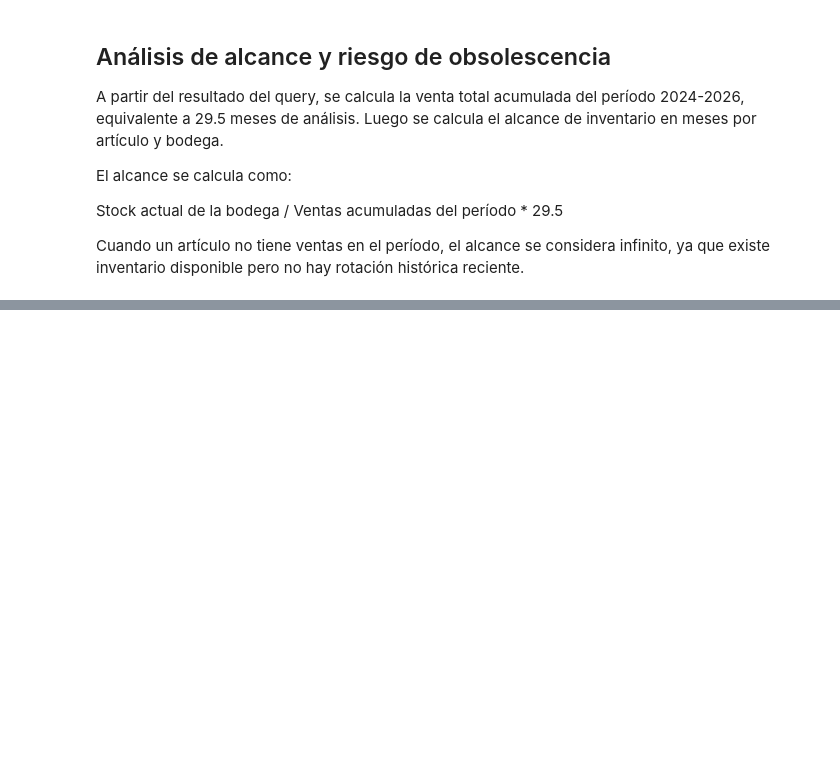
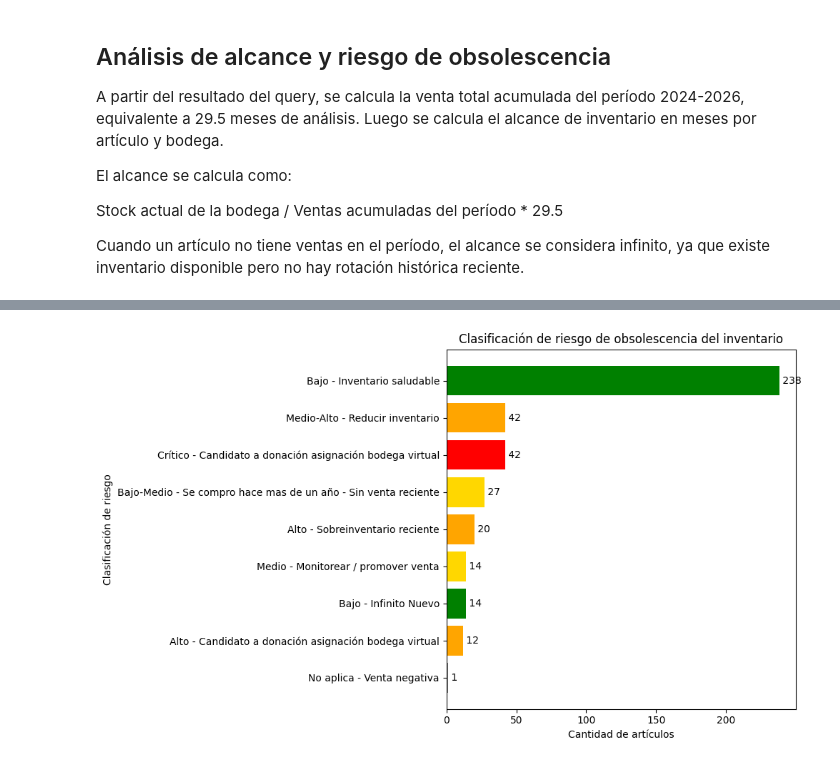
Before and after one commit to choppeb7/CEROSA-L.E-OBSOLETO-QUERY, a Jupyter notebook: analisis-articulos-obsoletos.ipynb, the cells around one changed output, grey strips where cells are left out. Drawn from its saved outputs; the diff is of its cells as text; code cells hidden in the pictures; blank space fills up the shorter version.

Commit message:
Finalizado

```diff
--- a/analisis-articulos-obsoletos.ipynb
+++ b/analisis-articulos-obsoletos.ipynb
@@ -436,20 +478,32 @@ df["Riesgo_Obsolescencia"] = np.select(
     default="Revisar manualmente"
 )
 # %%
-# ============================================================
+## ============================================================
 # ACCIÓN RECOMENDADA
 # ============================================================
 
 df["Accion_Recomendada"] = np.select(
     [
-        df["Riesgo_Obsolescencia"] == "Crítico - Candidato a donación/liquidación",
-        df["Riesgo_Obsolescencia"] == "Alto - Revisar para liquidación",
+        df["Riesgo_Obsolescencia"] == "No aplica -Sin stock",
+        df["Riesgo_Obsolescencia"] == "No aplica - Venta negativa",
+        df["Riesgo_Obsolescencia"] == "Bajo - Infinito Nuevo",
+        df["Riesgo_Obsolescencia"] == "Bajo-Medio - Se compro hace mas de un año - Sin venta reciente",
+        df["Riesgo_Obsolescencia"] == "Crítico - Candidato a donación asignación bodega virtual",
+        df["Riesgo_Obsolescencia"] == "Alto - Candidato a donación asignación bodega virtual",
+        df["Riesgo_Obsolescencia"] == "Alto - Sobreinventario reciente",
+        df["Riesgo_Obsolescencia"] == "Medio-Alto - Reducir inventario",
         df["Riesgo_Obsolescencia"] == "Medio - Monitorear / promover venta",
         df["Riesgo_Obsolescencia"] == "Bajo - Inventario saludable"
     ],
     [
+        "No considerar para análisis de obsolescencia por falta de stock",
+        "Validar movimientos negativos, devoluciones o ajustes contables",
+        "Mantener en observación; artículo nuevo sin historial suficiente de venta",
+        "Revisar comercialmente; sin venta reciente pero aún no crítico",
         "Validar técnicamente y considerar donación, liquidación o depuración",
         "Revisar precio, compatibilidad y posibilidad de promoción agresiva",
+        "Revisar demanda, precio y evitar nuevas compras hasta reducir inventario",
+        "Reducir compras, promover venta y monitorear comportamiento",
         "Mantener en observación e impulsar venta comercialmente",
         "Mantener en inventario"
     ],
@@ -461,3 +529,69 @@ df.to_csv(
     index=False,
     encoding="utf-8-sig"
 )
+# %%
+import matplotlib.pyplot as plt
+
+# ============================================================
+# CONTEO DE ARTÍCULOS POR CLASIFICACIÓN
+# ============================================================
+
+conteo_riesgo = (
+    df["Riesgo_Obsolescencia"]
+    .value_counts()
+    .sort_values(ascending=True)
+)
+
+# ============================================================
+# FUNCIÓN PARA ASIGNAR COLOR SEGÚN RIESGO
+# ============================================================
+
+def asignar_color_riesgo(clasificacion):
+
+    if "Crítico" in clasificacion:
+        return "red"
+
+    elif "Alto" in clasificacion:
+        return "orange"
+
+    elif "Medio" in clasificacion:
+        return "gold"
+
+    elif "Bajo" in clasificacion:
+        return "green"
+
+    else:
+        return "gray"
+
+
+colores = [asignar_color_riesgo(riesgo) for riesgo in conteo_riesgo.index]
+
+# ============================================================
+# GRÁFICO DE BARRAS HORIZONTAL
+# ============================================================
+
+plt.figure(figsize=(10, 6))
+
+plt.barh(
+    conteo_riesgo.index,
+    conteo_riesgo.values,
+    color=colores
+)
+
+plt.title("Clasificación de riesgo de obsolescencia del inventario")
+plt.xlabel("Cantidad de artículos")
+plt.ylabel("Clasificación de riesgo")
+
+# Agregar etiquetas al final de cada barra
+for i, valor in enumerate(conteo_riesgo.values):
+    plt.text(
+        valor,
+        i,
+        f" {valor}",
+        va="center"
+    )
+
+plt.tight_layout()
+plt.show()
+# %% [output]
+[figure, added]
```
Also changed, not shown: parts of 13 cells of this notebook.
